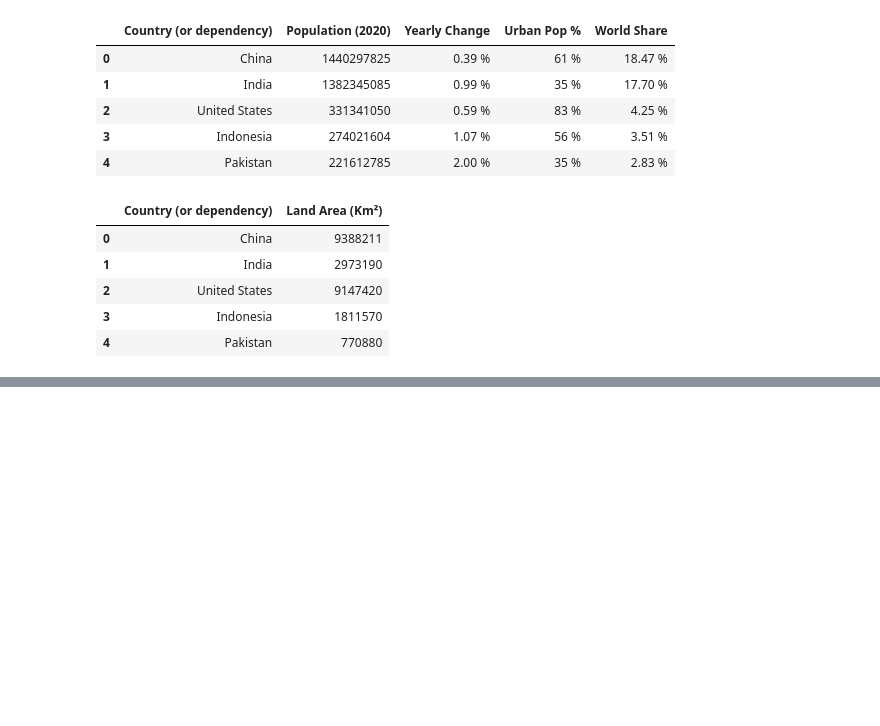
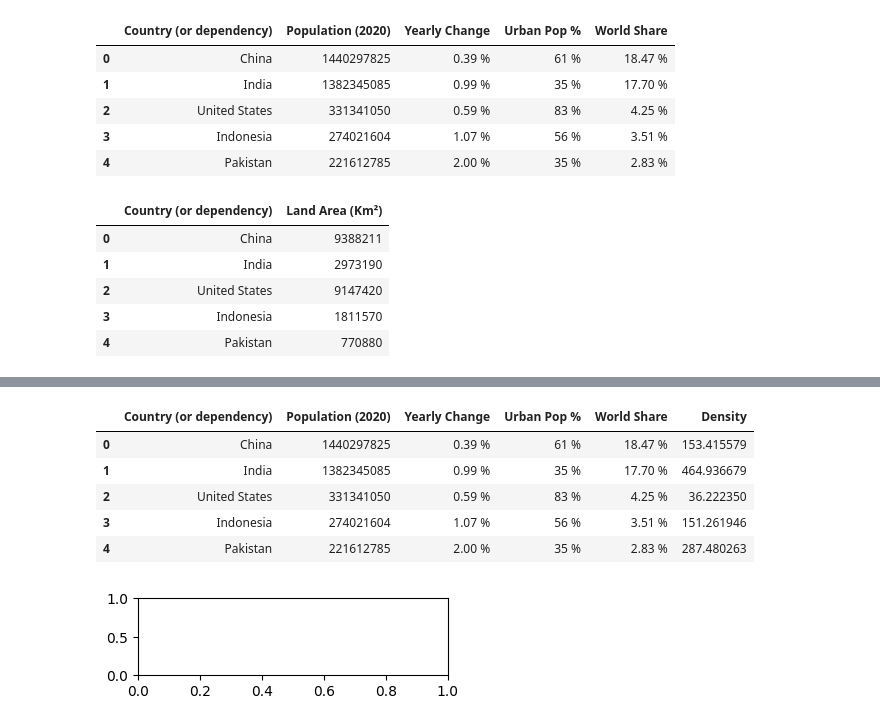
Before and after one commit to mp4145/data-puzzle-earths-PSA, a Jupyter notebook: Data_Puzzle_Earth's_PSA.ipynb, the cells around one changed output, grey strips where cells are left out. Cells and saved outputs as stored; diff of their text form; code cells hidden in the pictures; blank space fills up the shorter version.

```diff
--- a/Data_Puzzle_Earth's_PSA.ipynb
+++ b/Data_Puzzle_Earth's_PSA.ipynb
@@ -37,3 +37,6 @@ country_surface.head()
 | 4 | Pakistan | 770880 |
 # %%
 # Your turn now!
+
+Density = country_pop['Population (2020)'] / country_surface['Land Area (Km²)']
+Density
@@ -39,0 +56,11 @@ country_surface.head()
+# %%
+country_pop['Density'] = Density
+country_pop.head()
+# %% [output]
+|  | Country (or dependency) | Population (2020) | Yearly Change | Urban Pop % | World Share | Density |
+| 0 | China | 1440297825 | 0.39 % | 61 % | 18.47 % | 153.415579 |
+| 1 | India | 1382345085 | 0.99 % | 35 % | 17.70 % | 464.936679 |
+| 2 | United States | 331341050 | 0.59 % | 83 % | 4.25 % | 36.222350 |
+| 3 | Indonesia | 274021604 | 1.07 % | 56 % | 3.51 % | 151.261946 |
+| 4 | Pakistan | 221612785 | 2.00 % | 35 % | 2.83 % | 287.480263 |
+[figure, added]
```
Also changed, not shown: parts of 4 cells of this notebook.
